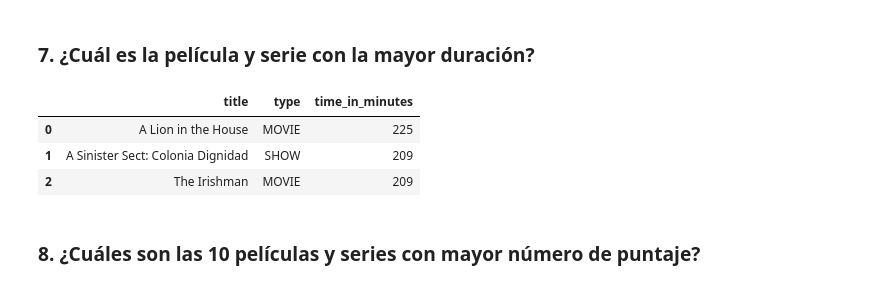
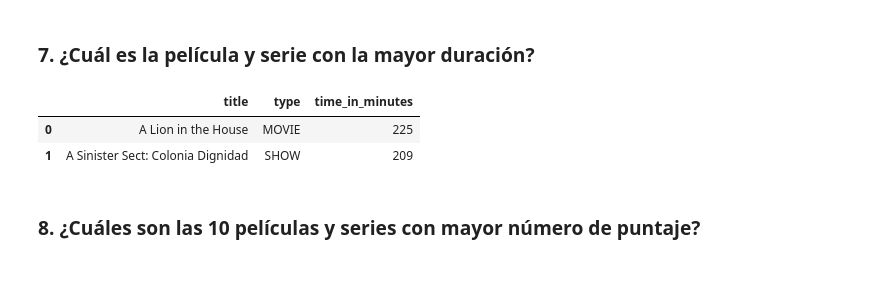
Before and after one commit to Naren-7/Netflix, a Jupyter notebook: EDA_Netflix.ipynb, the cells around one changed output. Cells and saved outputs as stored; diff of their text form; code cells hidden in the pictures.

```diff
--- a/EDA_Netflix.ipynb
+++ b/EDA_Netflix.ipynb
@@ -972,13 +1023,12 @@ df_12
 # %% [markdown]
 ### 7. ¿Cuál es la película y serie con la mayor duración?
 # %%
-df_13 = _deepnote_execute_sql('SELECT\n    title,\n    type,\n    runtime AS time_in_minutes\nFROM \'titles.csv\'\nWHERE runtime = (\n    SELECT MAX(runtime)\n    FROM \'titles.csv\'\n    WHERE TYPE = \'MOVIE\'\n    )\n    OR runtime = (\n    SELECT MAX(runtime)\n    FROM \'titles.csv\'\n    WHERE TYPE = \'SHOW\'  \n    )\nORDER by runtime desc, title\nLIMIT 3;', 'SQL_DEEPNOTE_DATAFRAME_SQL')
+df_13 = _deepnote_execute_sql('SELECT\n    title,\n    type,\n    runtime AS time_in_minutes\nFROM \'titles.csv\'\nWHERE runtime = (\n    SELECT MAX(runtime)\n    FROM \'titles.csv\'\n    WHERE TYPE = \'MOVIE\'\n    )\n    OR runtime = (\n    SELECT MAX(runtime)\n    FROM \'titles.csv\'\n    WHERE TYPE = \'SHOW\'  \n    )\nORDER by runtime desc, title\nLIMIT 2;', 'SQL_DEEPNOTE_DATAFRAME_SQL')
 df_13
 # %% [output]
 |  | title | type | time_in_minutes |
 | 0 | A Lion in the House | MOVIE | 225 |
 | 1 | A Sinister Sect: Colonia Dignidad | SHOW | 209 |
-| 2 | The Irishman | MOVIE | 209 |
 # %% [markdown]
 ### 8. ¿Cuáles son las 10 películas y series con mayor número de puntaje?
 # %%
```
Also changed, not shown: parts of 26 cells of this notebook.
